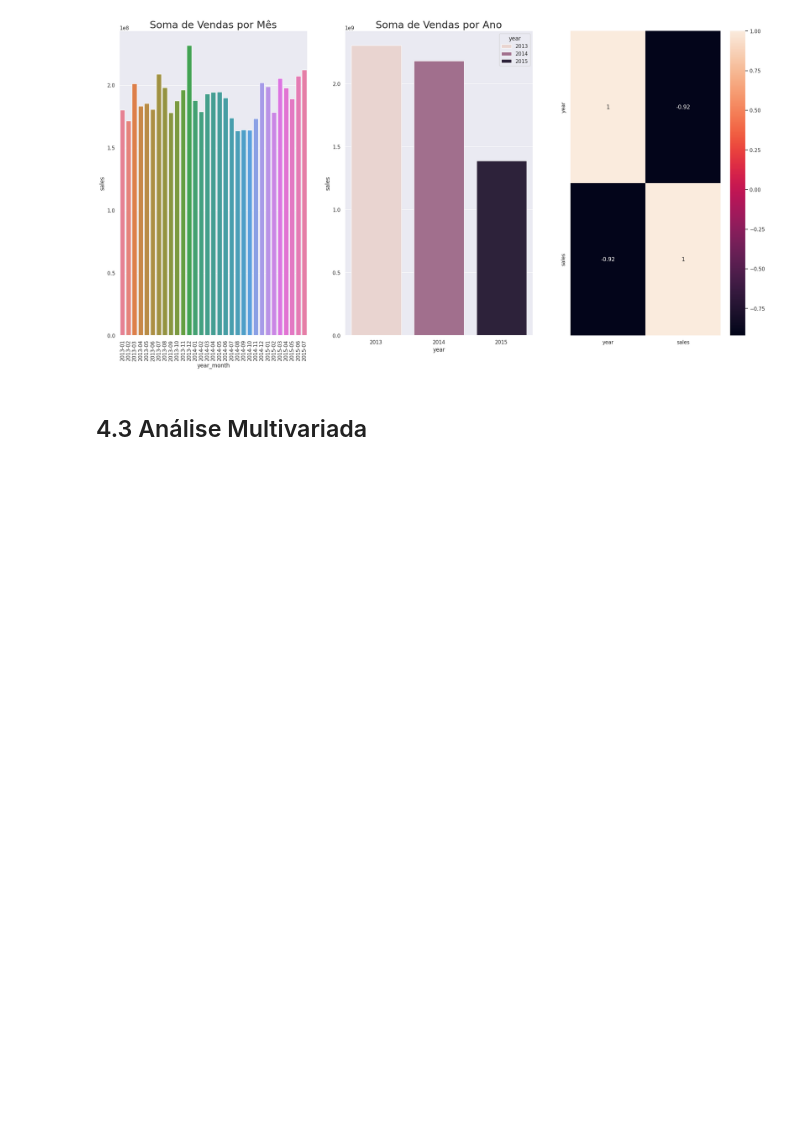
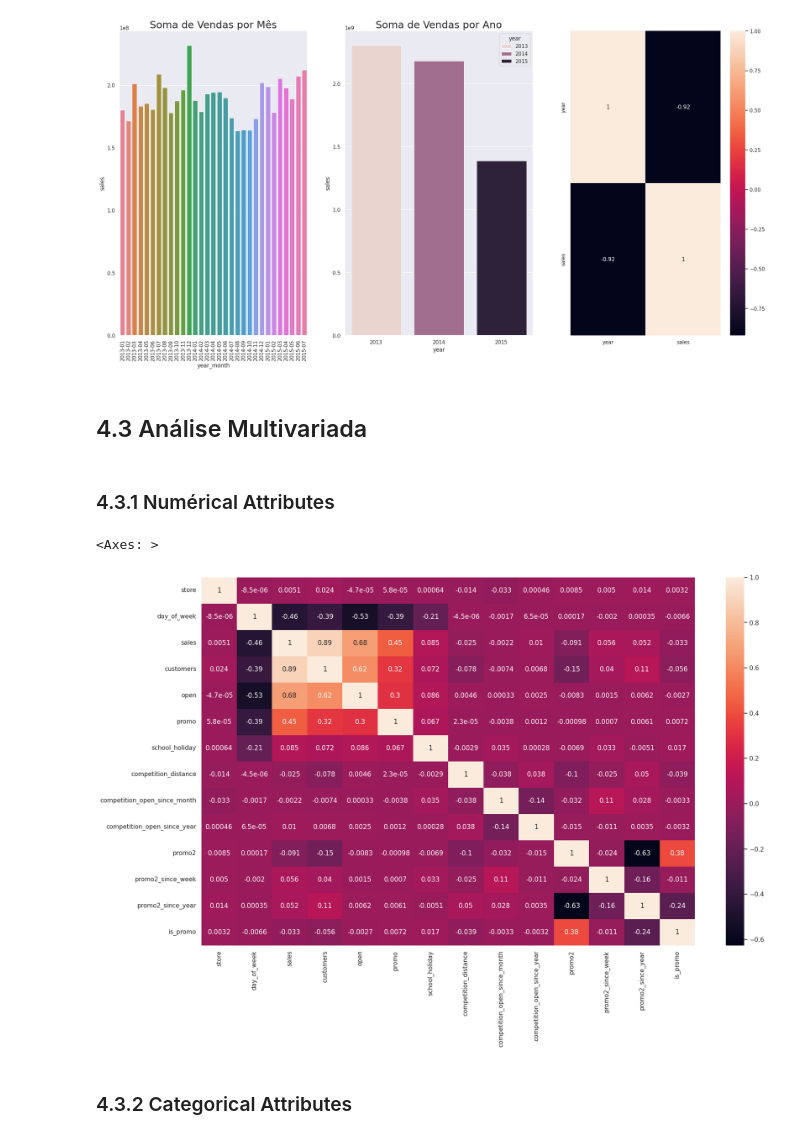
Before and after one commit to RafaelLuckner/ds_em_producao, a Jupyter notebook: modulo4.ipynb, the cells around one changed output. Saved outputs shown, nothing was run; the diff lists cells and outputs as text; code cells hidden in the pictures; blank space fills up the shorter version.

```diff
--- a/modulo4.ipynb
+++ b/modulo4.ipynb
@@ -618,3 +636,21 @@ sns.heatmap(aux2.corr(method= 'pearson'), annot = True);
 [figure]
 # %% [markdown]
 ## 4.3 Análise Multivariada
+# %% [markdown]
+### 4.3.1 Numérical Attributes
+# %%
+num_attributes = df1.select_dtypes(include = ['int64', 'float64', 'int32'])
+
+columns = ['store', 'day_of_week', 'sales', 'customers', 'open', 'promo',
+       'school_holiday', 'competition_distance',
+       'competition_open_since_month', 'competition_open_since_year', 'promo2',
+       'promo2_since_week', 'promo2_since_year', 'is_promo']
+# %%
+plt.figure(figsize= (20,12))
+correlation = num_attributes[columns].corr(method='pearson')
+sns.heatmap(correlation, annot=True)
+# %% [output]
+<Axes: >
+[figure, added]
+# %% [markdown]
+### 4.3.2  Categorical Attributes
```
Also changed, not shown: parts of 11 cells of this notebook, 1 other file.
